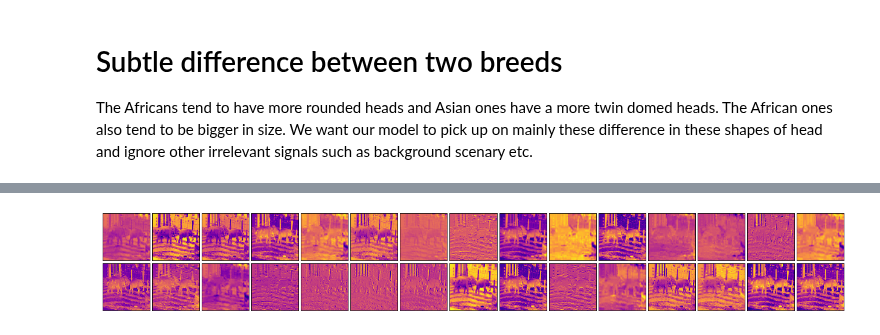
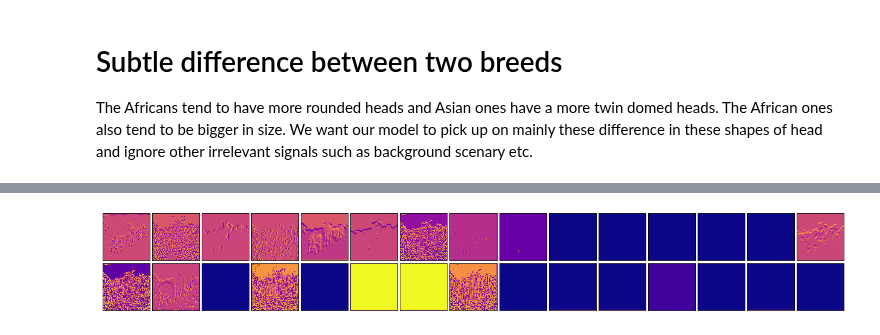
Before and after one commit to silvererudite/30-for-30-ml-projects, a Jupyter notebook: vision_understanding/how-convnets-differentiate-similar-imgs.ipynb, the cells around one changed output, grey strips where cells are left out. Saved outputs shown, nothing was run; the diff lists cells and outputs as text; code cells hidden in the pictures.

```diff
--- a/vision_understanding/how-convnets-differentiate-similar-imgs.ipynb
+++ b/vision_understanding/how-convnets-differentiate-similar-imgs.ipynb
@@ -97,34 +97,37 @@ def elephant_model(image_shape=IMG_SIZE):
         tf.keras.model
     '''
     inp = tfl.Input((160, 160, 3))
-    inception = InceptionV3(include_top=False, weights='imagenet', input_tensor=inp, input_shape=(160, 160, 3), pooling='avg')
-    x = inception.output
-    x = tfl.Dense(256, activation='relu')(x)
-    x = tfl.Dropout(0.1)(x)
-    out = tfl.Dense(1, activation='softmax')(x)
+    mobile = tf.keras.applications.mobilenet_v2.MobileNetV2(include_top=False, weights='imagenet', input_tensor=inp, input_shape=(160, 160, 3), classifier_activation=None)
+    mobile.trainable = False
+    x = mobile.output
+    x = tfl.GlobalAveragePooling2D()(x)
+    x = tfl.Dropout(0.2)(x)
+    out = tfl.Dense(1)(x)
 
     complete_model = Model(inp, out)
     return complete_model
 
 
 
-#     input_shape = image_shape + (3,)
+#     input_shape = image_shape + (3)
 
 #     base_model = tf.keras.applications.mobilenet_v2.MobileNetV2(
 #     input_shape=input_shape,
 #     include_top=False,
 #     weights='imagenet',
+#     input_tensor=inp,
 #     classifier_activation=None
 #     )
 
 #     base_model.trainable = False
-#     inputs = tf.keras.Input(input_shape)
+#     inputs = tf.Input(input_shape)
+
 #     #print(base_model.summary())
 #     #X = data_augmentation(inputs)
 
 #     X = preprocess_input(inputs)
 #     X = base_model(X, training=False)
-
+#     X = base_model.output
 #     X = tfl.GlobalAveragePooling2D()(X)
 #     X = tfl.Dropout(0.2)(X)
 
@@ -143,8 +143,8 @@ base_learning_rate = 0.01
 # model.compile(optimizer=tf.keras.optimizers.Adam(lr=base_learning_rate),
 #               loss=tf.keras.losses.BinaryCrossentropy(),
 #               metrics=['accuracy'])
-model.compile(optimizer='adam', loss='binary_crossentropy')
+model.compile(optimizer='adam', loss='binary_crossentropy', metrics='accuracy')
 # %%
-initial_epochs = 1
+initial_epochs = 10
 history = model.fit(train_dataset, validation_data=validation_dataset, epochs=initial_epochs)
 # %% [output]
@@ -205,7 +224,7 @@ ________________________________________________________________________________
 layer_outputs = [layer.output for layer in model.layers[1:100]]
 
 # This is image of a Rose flower from our dataset. All of the visualizations in this cell are of this image.
-test_image = "../input/asian-vs-african-elephant-image-classification/dataset/train/Asian/as_tr105.jpg"
+test_image = "../input/asian-vs-african-elephant-image-classification/dataset/train/African/af_tr101.jpg"
 # Loading the image and converting it to a numpy array for feeding it to the model. Its important to use expand_dims since our original model takes batches of images
 # as input, and here we are feeding a single image to it, so the number of dimensions should match for model input.
 img = tf.keras.utils.load_img(test_image, target_size=(160, 160))
@@ -225,10 +244,10 @@ activ_list = [activations[0], activations[2], activations[10], activations[12],
 # %%
 fig = plt.figure(figsize=(22, 3))
 for img in range(30):
     ax = fig.add_subplot(2, 15, img+1)
-    ax = plt.imshow(activations[0][0, :, :, img], cmap='plasma')
+    ax = plt.imshow(activations[4][0, :, :, img], cmap='plasma')
     plt.xticks([])
     plt.yticks([])
     fig.subplots_adjust(wspace=0.05, hspace=0.05)
 # %% [output]
-[figure, old version]
+[figure, new version]
```
Also changed, not shown: parts of 6 cells of this notebook.
